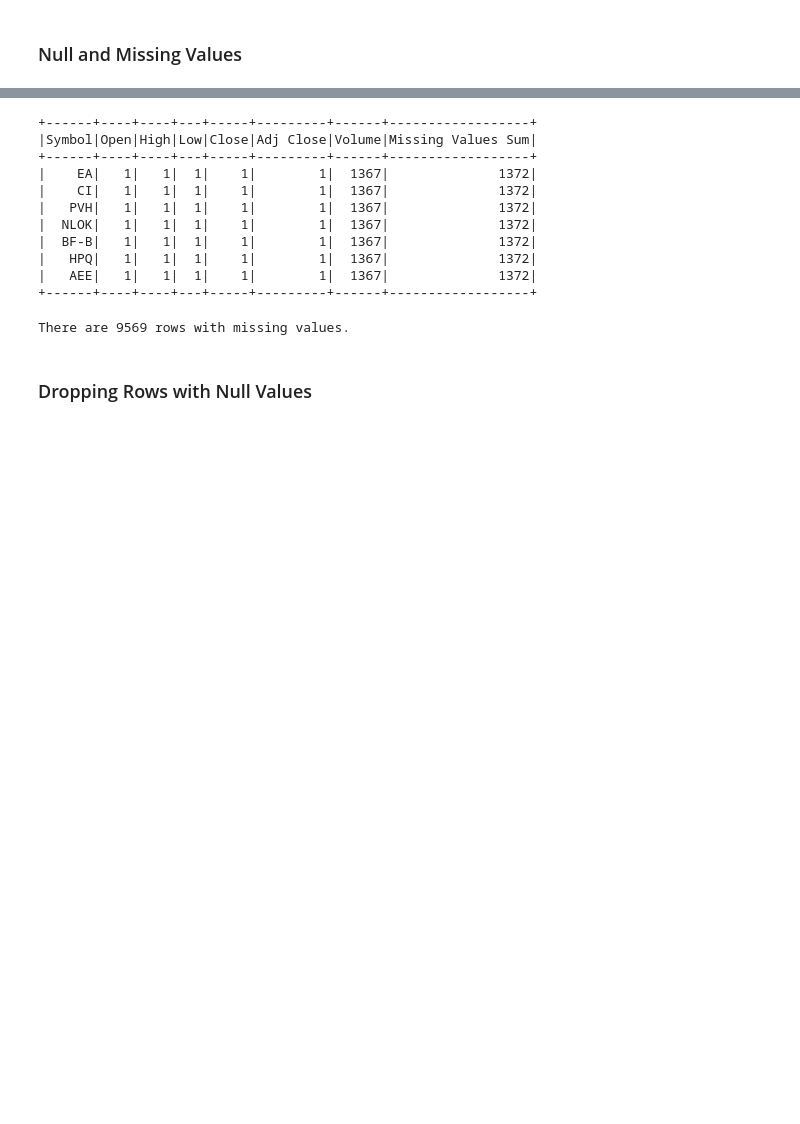
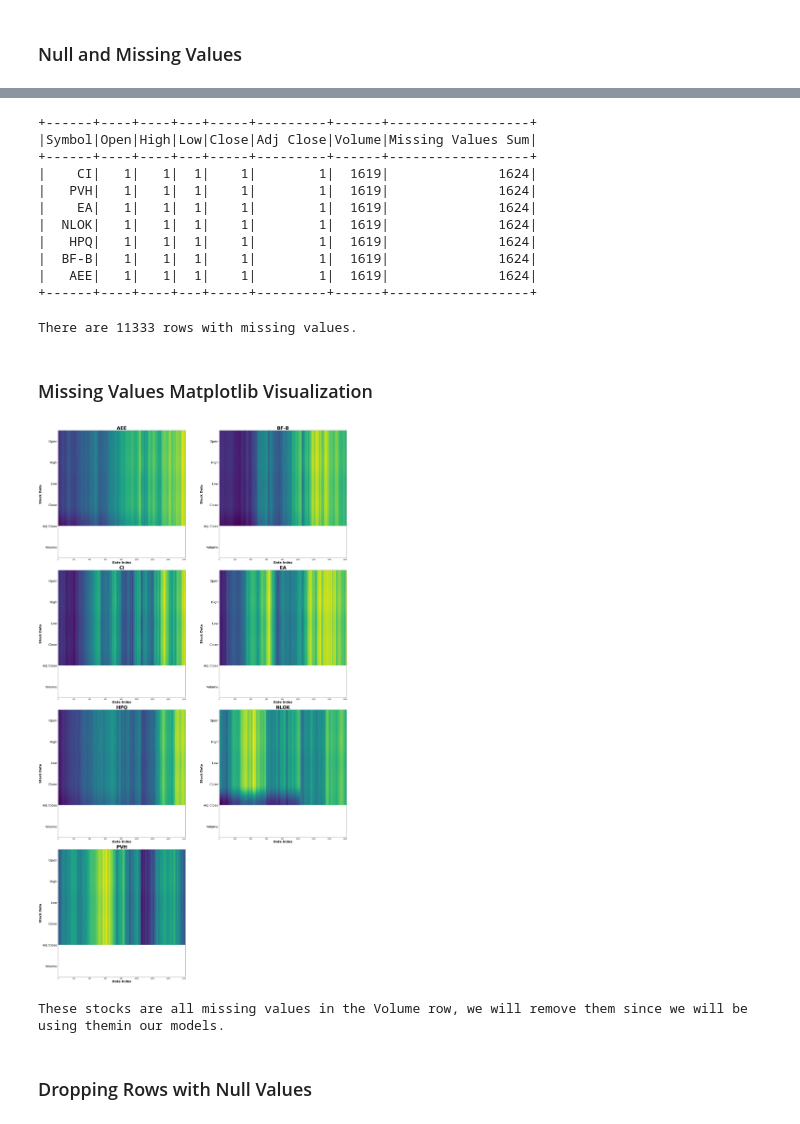
Before and after one commit to carlosmonsivais123/PySpark-SP500-Portfolio-Optimization, a Jupyter notebook: stock_eda.ipynb, the cells around one changed output, grey strips where cells are left out. Cells and saved outputs as stored; diff of their text form; code cells hidden in the pictures; blank space fills up the shorter version.

```diff
--- a/stock_eda.ipynb
+++ b/stock_eda.ipynb
@@ -12,7 +17,7 @@ from pyspark.sql.functions import isnan, when, count, col
 # %%
 spark = SparkSession.builder.appName("stock").getOrCreate()
 sc = spark.sparkContext
-data_file = "gs://stock-project-sp500/Data/S&P_500_Full_Stock_Data.csv"
+data_file = "gs://stock-sp500/Data/S&P_500_Full_Stock_Data.csv"
 # %% [markdown]
 ### Data Schema
 # %%
@@ -60,22 +66,72 @@ null_values_by_stock.filter(null_values_by_stock["Missing Values Sum"] > 0).show
 +------+----+----+---+-----+---------+------+------------------+
 |Symbol|Open|High|Low|Close|Adj Close|Volume|Missing Values Sum|
 +------+----+----+---+-----+---------+------+------------------+
-|    EA|   1|   1|  1|    1|        1|  1367|              1372|
-|    CI|   1|   1|  1|    1|        1|  1367|              1372|
-|   PVH|   1|   1|  1|    1|        1|  1367|              1372|
-|  NLOK|   1|   1|  1|    1|        1|  1367|              1372|
-|  BF-B|   1|   1|  1|    1|        1|  1367|              1372|
-|   HPQ|   1|   1|  1|    1|        1|  1367|              1372|
-|   AEE|   1|   1|  1|    1|        1|  1367|              1372|
+|    CI|   1|   1|  1|    1|        1|  1619|              1624|
+|   PVH|   1|   1|  1|    1|        1|  1619|              1624|
+|    EA|   1|   1|  1|    1|        1|  1619|              1624|
+|  NLOK|   1|   1|  1|    1|        1|  1619|              1624|
+|   HPQ|   1|   1|  1|    1|        1|  1619|              1624|
+|  BF-B|   1|   1|  1|    1|        1|  1619|              1624|
+|   AEE|   1|   1|  1|    1|        1|  1619|              1624|
 +------+----+----+---+-----+---------+------+------------------+
 # %%
+# Counting the number of missing values
 stock_df_missing_values = stock_df.filter(col("Open").isNull()|col("High").isNull()\
                                          |col("Low").isNull()|col("Close").isNull()\
                                          |col("Adj Close").isNull()|col("Volume").isNull())
+print("There are {} rows with missing values.".format(stock_df_missing_values.count()))
+# %% [output]
+There are 11333 rows with missing values.
-# %%
-print("There are {} rows with missing values.".format(stock_df_missing_values.count()))
-# %% [output]
-There are 9569 rows with missing values.
+# %% [markdown]
+### Missing Values Matplotlib Visualization
+# %%
+pandas_missing_values = stock_df_missing_values.toPandas()
+missing_stock_symbols = pandas_missing_values['Symbol'].unique().tolist()
+# %%
+n_cols = 2
+n_rows = int(np.ceil(len(missing_stock_symbols)/n_cols))
+fig, axes = plt.subplots(nrows=n_rows,
+                         ncols=n_cols,
+                         figsize=(30,50))
+
+for _, ax in zip(missing_stock_symbols, axes.flatten()):
+    pandas_missing_values_t = pandas_missing_values[pandas_missing_values['Symbol'] == _]
+    pandas_missing_values_t = pandas_missing_values_t[['Date', 'Open', 'High', 'Low', 'Close', 'Adj Close', 'Volume']]
+    pandas_missing_values_t.set_index("Date", inplace = True, drop = True)
+    pandas_missing_values_t = pandas_missing_values_t.T
+    np_missing_values_array = pandas_missing_values_t.values
+
+    missing_dates_array = np.array(pandas_missing_values_t.columns)
+    missing_dates_array = missing_dates_array.astype('datetime64[D]')
+    missing_dates_array = np.datetime_as_string(missing_dates_array)
+    missing_dates_list = missing_dates_array.tolist()
+
+    # Plot heatmap
+    ax.set_title(_, fontsize=30, weight='bold')
+    ax.set_ylabel('Stock Data', fontsize=20, weight='bold')
+    ax.set_xlabel('Date Index', fontsize=20, weight='bold')
+
+    positions = [0, 1, 2, 3, 4, 5]
+    labels = ['Open', 'High', 'Low', 'Close', 'Adj Close', 'Volume']
+    ax.yaxis.set_major_locator(ticker.FixedLocator(positions))
+    ax.yaxis.set_major_formatter(ticker.FixedFormatter(labels))
+    ax.yaxis.set_tick_params(labelsize=20)
+
+    ax.imshow(np_missing_values_array)
+
+    h, w = np_missing_values_array.shape
+    ax.set_aspect(w/h)
+
+fig.delaxes(axes[n_rows - 1, -1])
+plt.tight_layout()
+plt.show()
+# %% [output]
+[figure, added]
+# %%
+print('These stocks are all missing values in the Volume row, we will remove them since we will be using them\
+in our models.')
+# %% [output]
+These stocks are all missing values in the Volume row, we will remove them since we will be using themin our models.
 # %% [markdown]
 ### Dropping Rows with Null Values
 # %%
```
Also changed, not shown: parts of 19 cells of this notebook.
